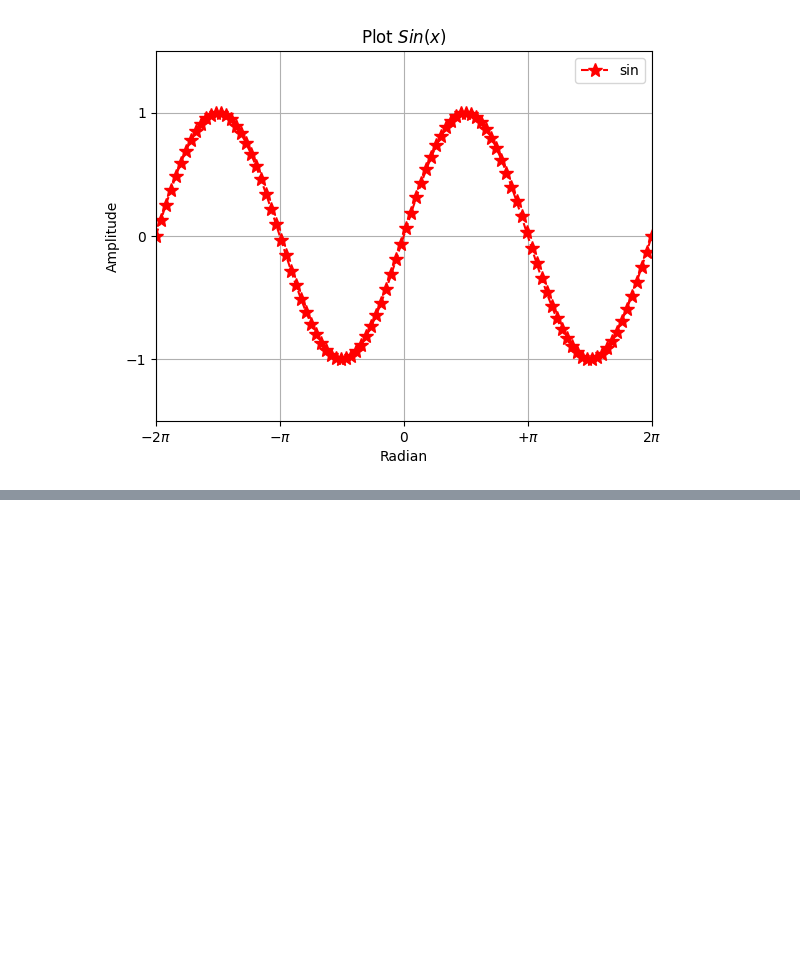
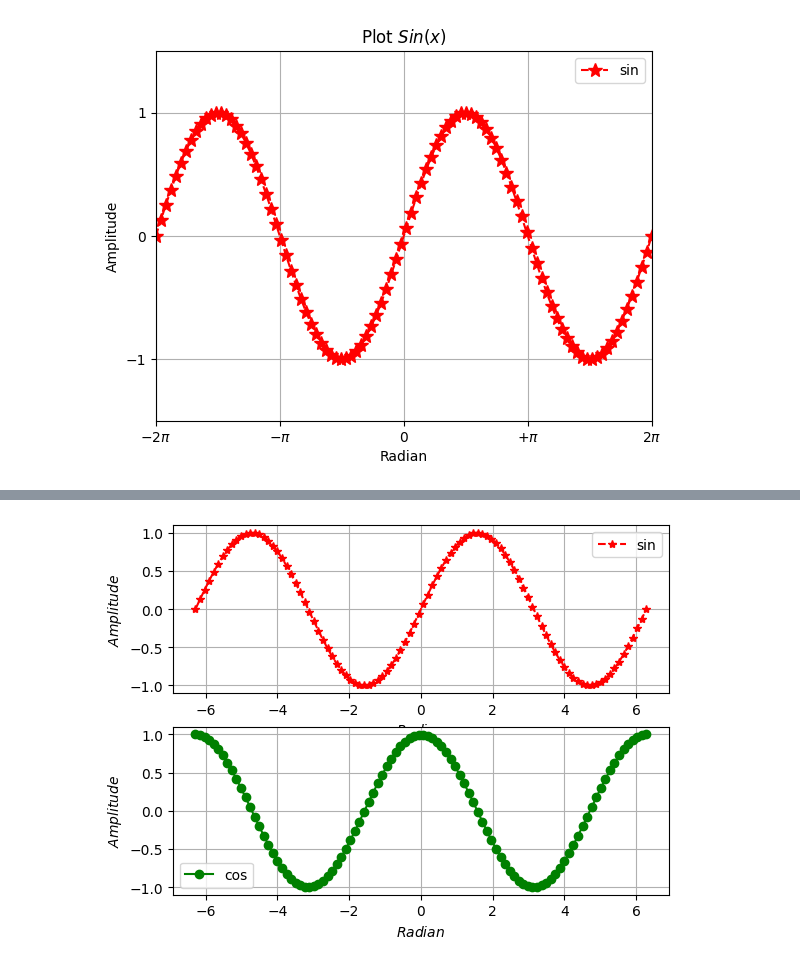
Before and after one commit to Agnes-Maiza/KCAGdsc, a Jupyter notebook: DataVizualization.ipynb, the cells around one changed output, grey strips where cells are left out. Drawn from its saved outputs; the diff is of its cells as text; code cells hidden in the pictures; blank space fills up the shorter version.

```diff
--- a/DataVizualization.ipynb
+++ b/DataVizualization.ipynb
@@ -117,0 +136,28 @@ plt.show()
+# %%
+#Subplots
+# close all the figures, if open from previous commands
+plt.close('all')
+############ Sin(x) ####################
+x=np.linspace(-2*np.pi, 2*np.pi, 100)
+sinx=np.sin(x) # calculate sin(x)
+cosx=np.cos(x) # calculate cos(x)
+########### Subplot ###################
+plt.subplot(2,1,1)
+plt.plot(x,sinx, '*--r', label='sin')
+plt.grid() # show grid
+plt.legend() #show legend
+plt.xlabel(r'$Radian$')# x label
+plt.ylabel(r'$Amplitude$') # y label
+plt.subplot(2,1,2)
+plt.plot(x,cosx, 'o-g', label='cos')
+plt.grid() # show grid
+plt.legend() #show legend
+plt.xlabel(r'$Radian$') # x label
+plt.ylabel(r'$Amplitude$') # y label
+############ Legend ####################
+#### Lable and Grid ####################
+plt.xlabel(r'$Radian$') # x label
+plt.ylabel(r'$Amplitude$') # y label
+plt.show()
+# %% [output]
+[figure, added]
```
Also changed, not shown: parts of 5 cells of this notebook.
